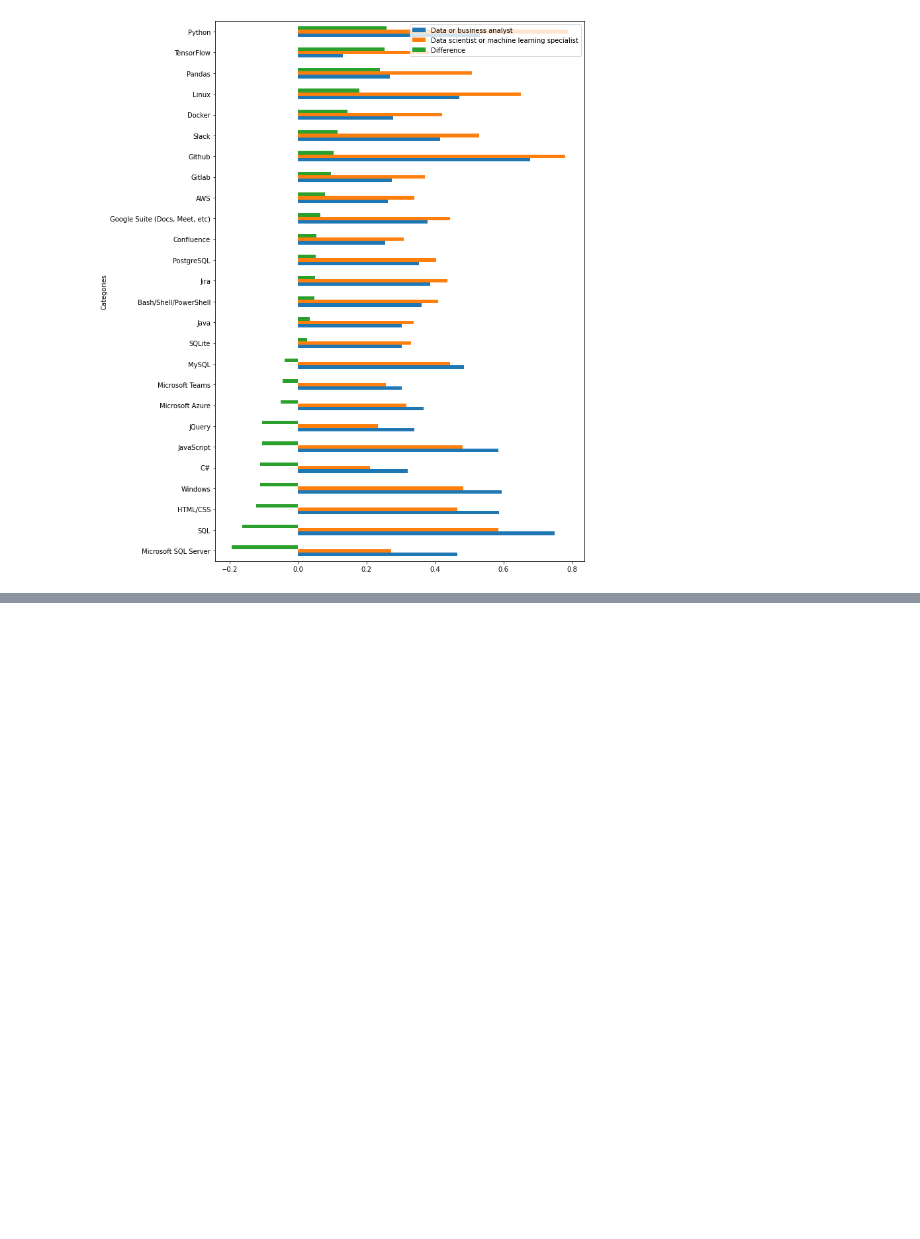
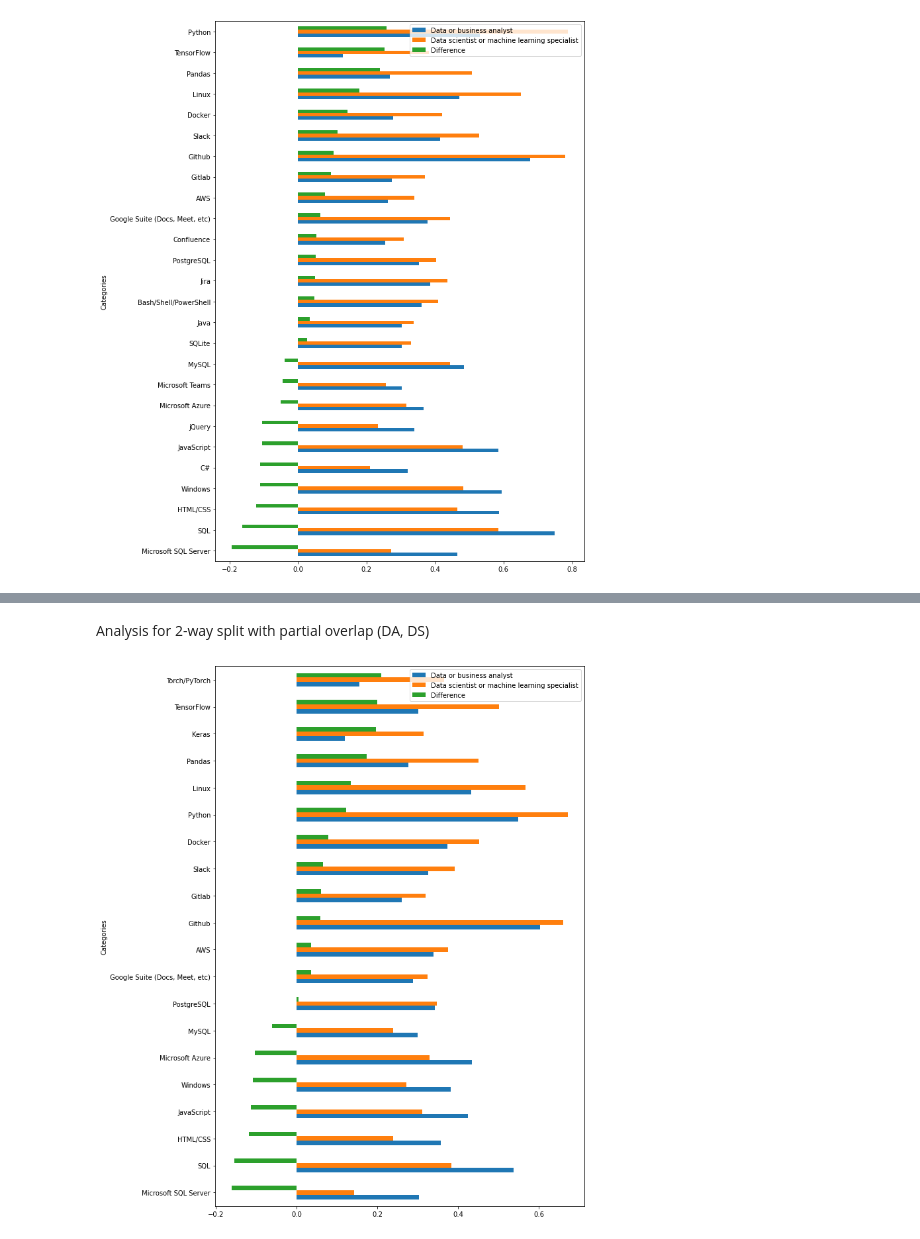
Before and after one commit to judithleao/Difference-DataAnalysts-and-DataScientists, a Jupyter notebook: code/a1-v1.ipynb, the cells around one changed output, grey strips where cells are left out. Saved outputs shown, nothing was run; the diff lists cells and outputs as text; code cells hidden in the pictures; blank space fills up the shorter version.

```diff
--- a/code/a1-v1.ipynb
+++ b/code/a1-v1.ipynb
@@ -405,0 +408,8 @@ dfs_cooc4[['Data or business analyst','Data scientist or machine learning specia
+# %%
+# Listing all columns that refer to tech and tools variables FOR LEARNING
+column_list_dny = ['MiscTechDesireNextYear',
+               'LanguageDesireNextYear',
+               'NEWCollabToolsDesireNextYear',
+               'DatabaseDesireNextYear',
+               'PlatformDesireNextYear',
+               'WebframeDesireNextYear']
@@ -405,0 +439,26 @@ dfs_cooc4[['Data or business analyst','Data scientist or machine learning specia
+# %% [markdown]
+Analysis for 2-way split with partial overlap (DA, DS)
+# %%
+dfs_cooc5_da = grouping(dfs_tools_dny, all_tools_dny, 'Data or business analyst', True)
+dfs_cooc5_ds = grouping(dfs_tools_dny, all_tools_dny, 'Data scientist or machine learning specialist', True)
+dfs_cooc5 = pd.merge(dfs_cooc5_da,
+        dfs_cooc5_ds,
+        left_on = 'Categories',
+        right_on = 'Categories')
+dfs_cooc5 = dfs_cooc5.set_index('Categories')
+
+# Adding a difference column
+dfs_cooc5['Difference'] = dfs_cooc5['Data scientist or machine learning specialist'] - dfs_cooc5['Data or business analyst']
+
+# Removing tools with low base sizes
+min_bs = 100 # adjust as desired
+dfs_cooc5 = dfs_cooc5.loc[(dfs_cooc5['Data or business analyst_bs'] > min_bs) | (dfs_cooc5['Data scientist or machine learning specialist_bs'] > min_bs)]
+
+# Removing tools with low endorsement
+min_end = 0.3 # adjust as desired
+dfs_cooc5 = dfs_cooc5.loc[(dfs_cooc5['Data or business analyst'] > min_end) | (dfs_cooc5['Data scientist or machine learning specialist'] > min_end)]
+# %%
+plt.rcParams["figure.figsize"] = [10, 15]
+dfs_cooc5[['Data or business analyst','Data scientist or machine learning specialist', 'Difference']].sort_values(by=['Difference']).plot.barh();
+# %% [output]
+[figure, added]
```
Also changed, not shown: parts of 7 cells of this notebook.
